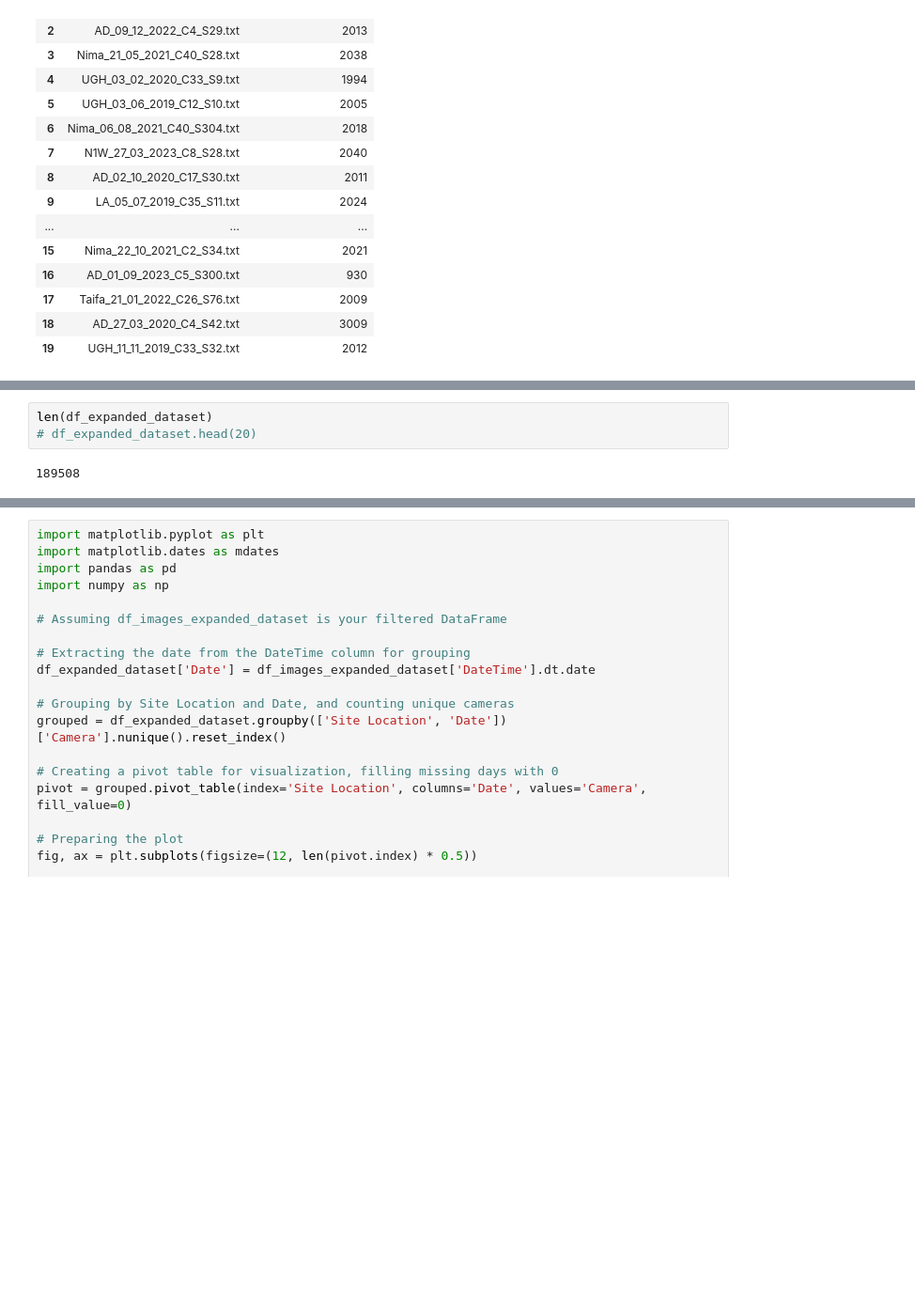
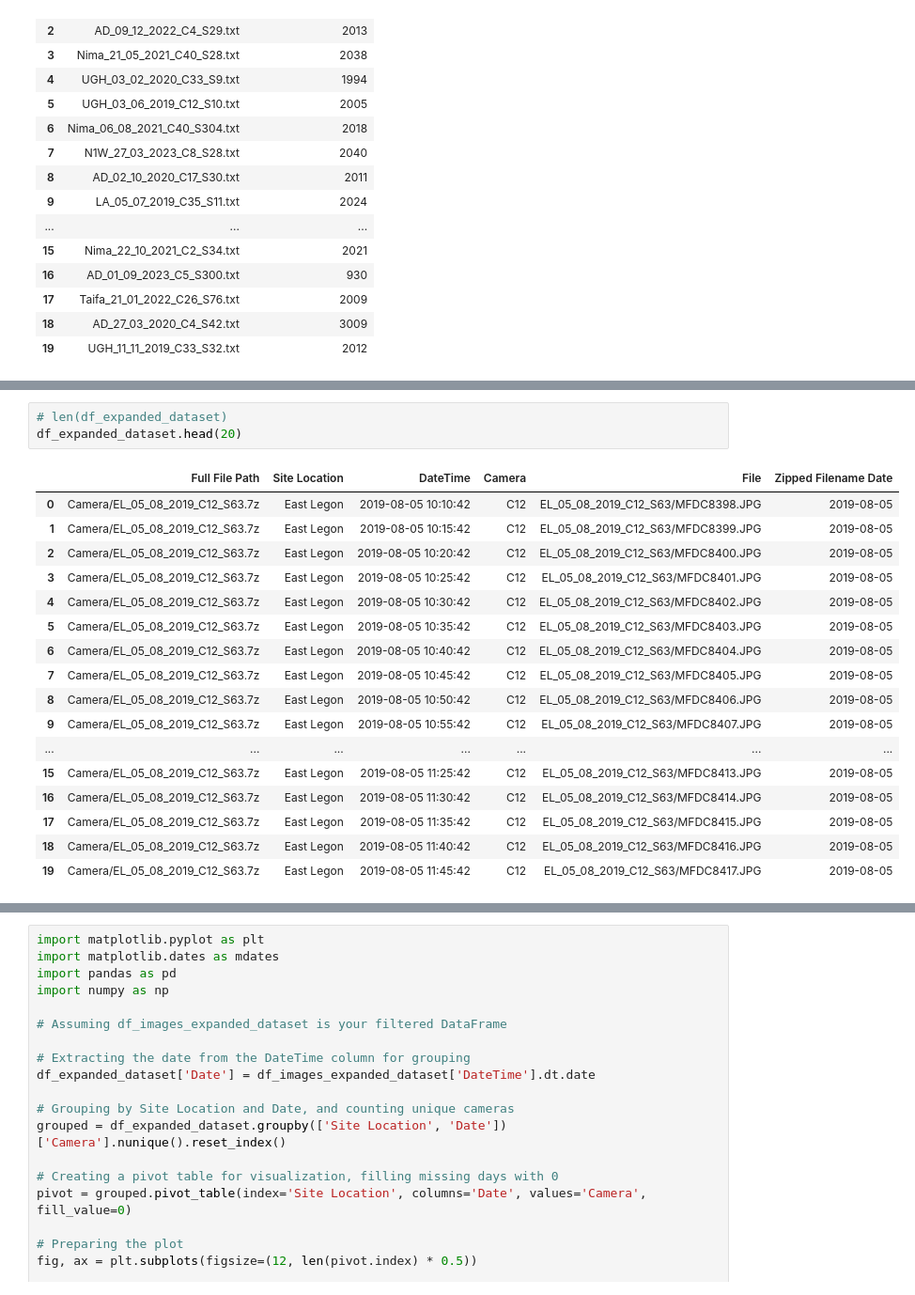
Before and after one commit to thicknavyrain/RDS_image_inventory, a Jupyter notebook: RDS Imagery Inventory Investigation.ipynb, the cells around one changed output, grey strips where cells are left out. Shown at 94% size. Cells and saved outputs as stored; diff of their text form; blank space fills up the shorter version.

```diff
--- a/RDS Imagery Inventory Investigation.ipynb
+++ b/RDS Imagery Inventory Investigation.ipynb
@@ -143,8 +155,24 @@ expanded_output_file_path = 'expanded_full_dataset_parsed.csv'
 df_expanded_dataset.to_csv(expanded_output_file_path, index=False)
 # %%
-len(df_expanded_dataset)
-# df_expanded_dataset.head(20)
+# len(df_expanded_dataset)
+df_expanded_dataset.head(20)
 # %% [output]
-189508
+|  | Full File Path | Site Location | DateTime | Camera | File | Zipped Filename Date |
+| 0 | Camera/EL_05_08_2019_C12_S63.7z | East Legon | 2019-08-05 10:10:42 | C12 | EL_05_08_2019_C12_S63/MFDC8398.JPG | 2019-08-05 |
+| 1 | Camera/EL_05_08_2019_C12_S63.7z | East Legon | 2019-08-05 10:15:42 | C12 | EL_05_08_2019_C12_S63/MFDC8399.JPG | 2019-08-05 |
+| 2 | Camera/EL_05_08_2019_C12_S63.7z | East Legon | 2019-08-05 10:20:42 | C12 | EL_05_08_2019_C12_S63/MFDC8400.JPG | 2019-08-05 |
+| 3 | Camera/EL_05_08_2019_C12_S63.7z | East Legon | 2019-08-05 10:25:42 | C12 | EL_05_08_2019_C12_S63/MFDC8401.JPG | 2019-08-05 |
+| 4 | Camera/EL_05_08_2019_C12_S63.7z | East Legon | 2019-08-05 10:30:42 | C12 | EL_05_08_2019_C12_S63/MFDC8402.JPG | 2019-08-05 |
+| 5 | Camera/EL_05_08_2019_C12_S63.7z | East Legon | 2019-08-05 10:35:42 | C12 | EL_05_08_2019_C12_S63/MFDC8403.JPG | 2019-08-05 |
+| 6 | Camera/EL_05_08_2019_C12_S63.7z | East Legon | 2019-08-05 10:40:42 | C12 | EL_05_08_2019_C12_S63/MFDC8404.JPG | 2019-08-05 |
+| 7 | Camera/EL_05_08_2019_C12_S63.7z | East Legon | 2019-08-05 10:45:42 | C12 | EL_05_08_2019_C12_S63/MFDC8405.JPG | 2019-08-05 |
+| 8 | Camera/EL_05_08_2019_C12_S63.7z | East Legon | 2019-08-05 10:50:42 | C12 | EL_05_08_2019_C12_S63/MFDC8406.JPG | 2019-08-05 |
+| 9 | Camera/EL_05_08_2019_C12_S63.7z | East Legon | 2019-08-05 10:55:42 | C12 | EL_05_08_2019_C12_S63/MFDC8407.JPG | 2019-08-05 |
+| ... | ... | ... | ... | ... | ... | ... |
+| 15 | Camera/EL_05_08_2019_C12_S63.7z | East Legon | 2019-08-05 11:25:42 | C12 | EL_05_08_2019_C12_S63/MFDC8413.JPG | 2019-08-05 |
+| 16 | Camera/EL_05_08_2019_C12_S63.7z | East Legon | 2019-08-05 11:30:42 | C12 | EL_05_08_2019_C12_S63/MFDC8414.JPG | 2019-08-05 |
+| 17 | Camera/EL_05_08_2019_C12_S63.7z | East Legon | 2019-08-05 11:35:42 | C12 | EL_05_08_2019_C12_S63/MFDC8415.JPG | 2019-08-05 |
+| 18 | Camera/EL_05_08_2019_C12_S63.7z | East Legon | 2019-08-05 11:40:42 | C12 | EL_05_08_2019_C12_S63/MFDC8416.JPG | 2019-08-05 |
+| 19 | Camera/EL_05_08_2019_C12_S63.7z | East Legon | 2019-08-05 11:45:42 | C12 | EL_05_08_2019_C12_S63/MFDC8417.JPG | 2019-08-05 |
 # %%
 import matplotlib.pyplot as plt
```
Also changed, not shown: parts of 2 cells of this notebook.
